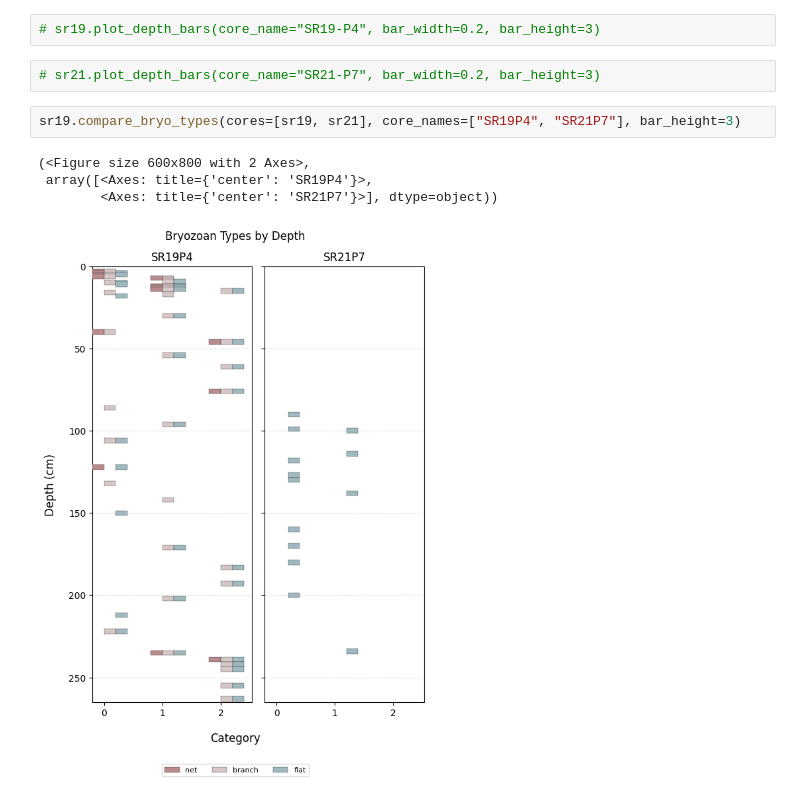
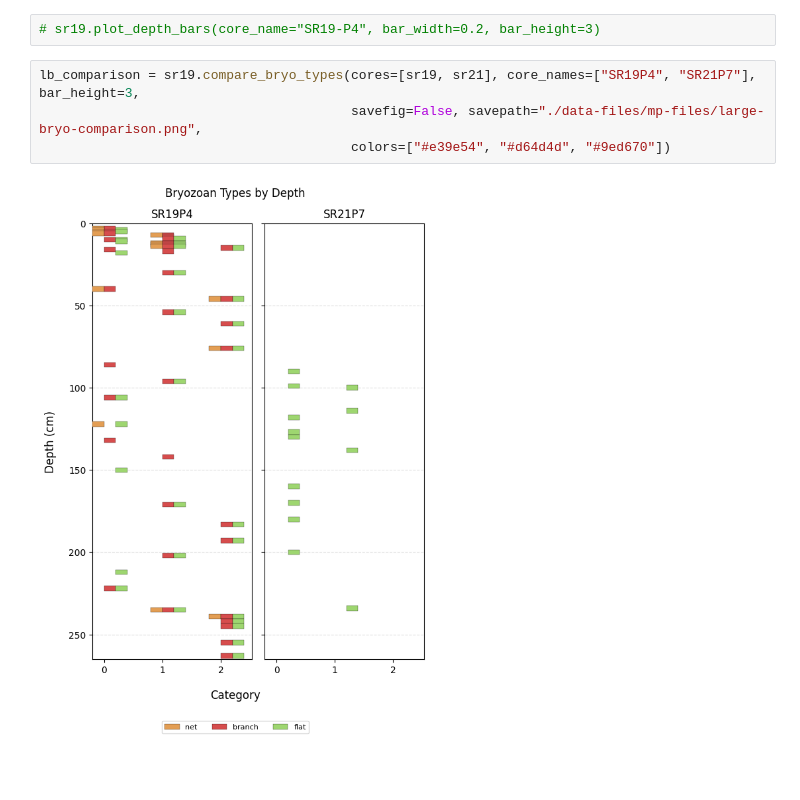
Before and after one commit to jvseds/SedLab, a Jupyter notebook: bryozoa.ipynb, the cells around one changed output. Saved outputs shown, nothing was run; the diff lists cells and outputs as text; blank space fills up the shorter version.

Commit message:
added flexible color options for Bryozoans.compare_bryo_types

```diff
--- a/bryozoa.ipynb
+++ b/bryozoa.ipynb
@@ -53,12 +53,9 @@ cat_plot = sr19.plot_large_bryo(others=other_cores, core_names=core_names, savef
 [figure]
 # %%
 # sr19.plot_depth_bars(core_name="SR19-P4", bar_width=0.2, bar_height=3)
-# %%
-# sr21.plot_depth_bars(core_name="SR21-P7", bar_width=0.2, bar_height=3)
 # %%
-sr19.compare_bryo_types(cores=[sr19, sr21], core_names=["SR19P4", "SR21P7"], bar_height=3)
+lb_comparison = sr19.compare_bryo_types(cores=[sr19, sr21], core_names=["SR19P4", "SR21P7"], bar_height=3,
+                                        savefig=False, savepath="./data-files/mp-files/large-bryo-comparison.png",
+                                        colors=["#e39e54", "#d64d4d", "#9ed670"])
 # %% [output]
-(<Figure size 600x800 with 2 Axes>,
- array([<Axes: title={'center': 'SR19P4'}>,
-        <Axes: title={'center': 'SR21P7'}>], dtype=object))
-[figure, old version]
+[figure, new version]
```
Also changed, not shown: 2 other files.
